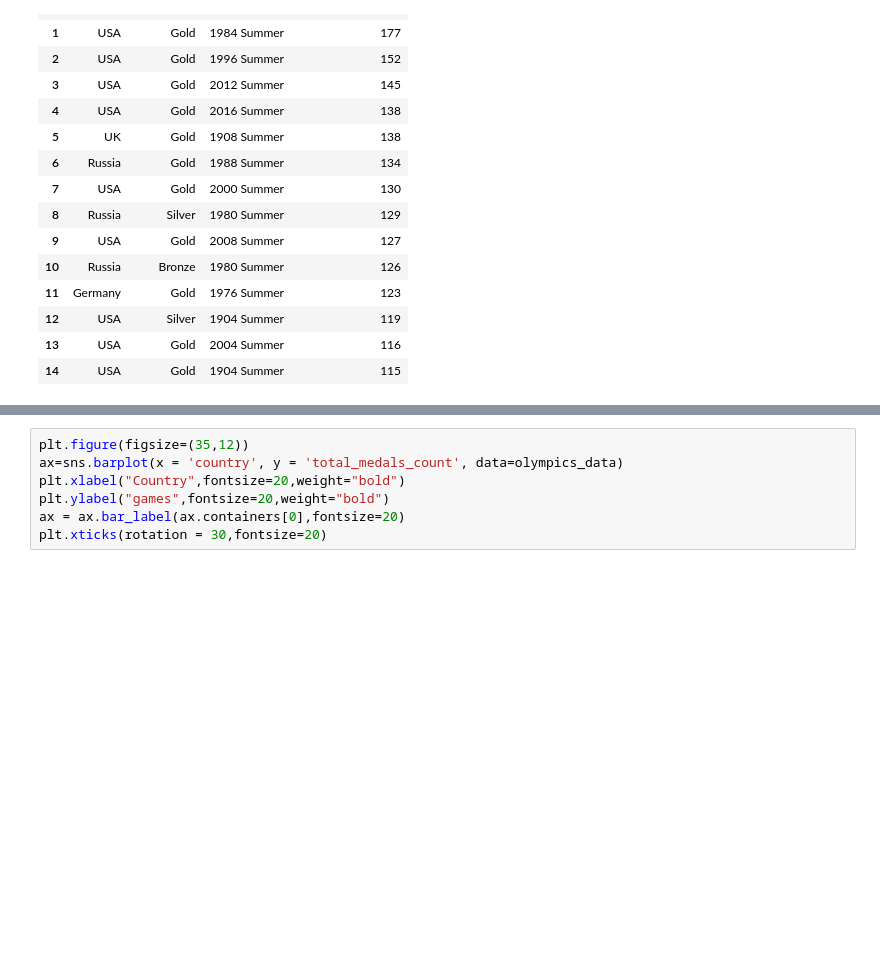
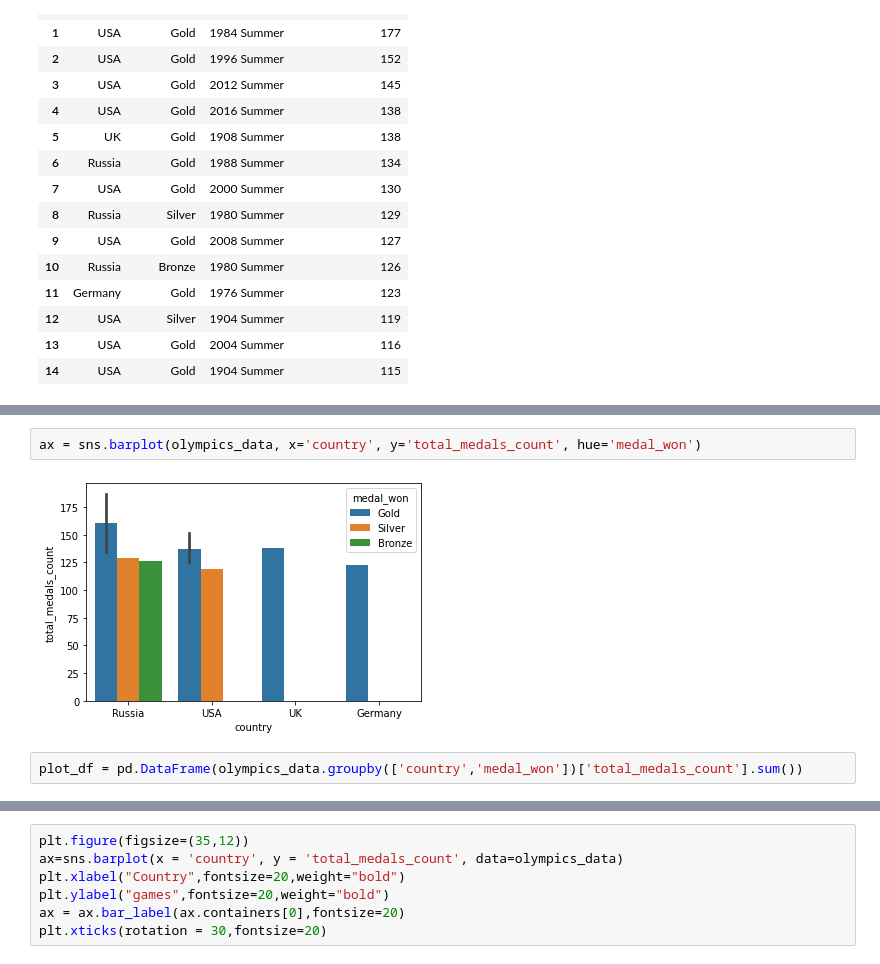
Before and after one commit to kirandhasade/Olympics_Sql_Project, a Jupyter notebook: Olympics.ipynb, the cells around one changed output, grey strips where cells are left out. Saved outputs shown, nothing was run; the diff lists cells and outputs as text; blank space fills up the shorter version.

```diff
--- a/Olympics.ipynb
+++ b/Olympics.ipynb
@@ -871,0 +877,6 @@ olympics_data
+# %%
+ax = sns.barplot(olympics_data, x='country', y='total_medals_count', hue='medal_won')
+# %% [output]
+[figure, added]
+# %%
+plot_df = pd.DataFrame(olympics_data.groupby(['country','medal_won'])['total_medals_count'].sum())
```
Also changed, not shown: parts of 5 cells of this notebook.
